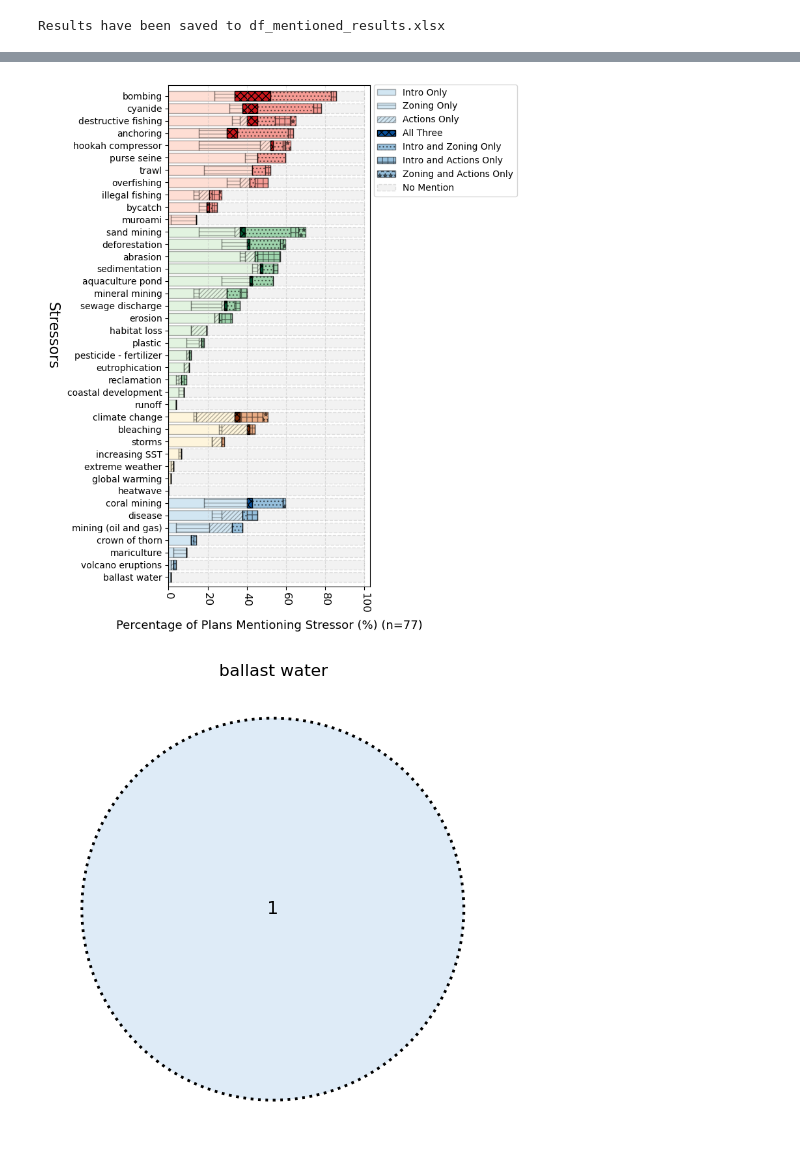
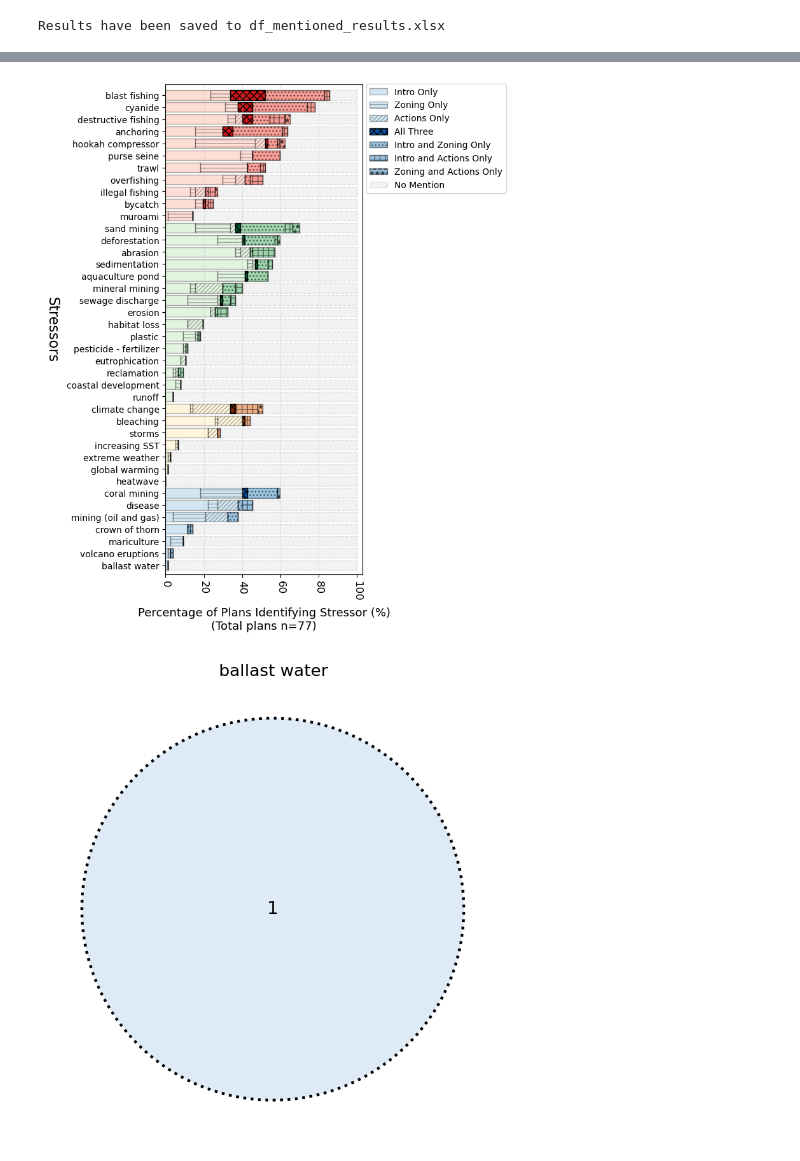
Before and after one commit to agustincsn/MPAManagementPlanIndonesia, a Jupyter notebook: 008. Intro_Zoning_Action_2025.ipynb, the cells around one changed output, grey strips where cells are left out. Cells and saved outputs as stored; diff of their text form; code cells hidden in the pictures.

```diff
--- a/008. Intro_Zoning_Action_2025.ipynb
+++ b/008. Intro_Zoning_Action_2025.ipynb
@@ -36,11 +36,15 @@ df_Zoning = pd.read_excel('C:/Users/capri002/OneDrive - Wageningen University &
 # Read the Action data
 df_Actions = pd.read_excel('C:/Users/capri002/OneDrive - Wageningen University & Research/Desktop/Split_Plan/Results/Data/Absolute_keyword_count_Actions.xlsx')
 
+# Rename the column "bombing" to "blast fishing" in all three dataframes
+df_Intro.rename(columns={'bombing': 'blast fishing'}, inplace=True)
+df_Zoning.rename(columns={'bombing': 'blast fishing'}, inplace=True)
+df_Actions.rename(columns={'bombing': 'blast fishing'}, inplace=True)
 
 # Define subcategories for all stressors grouped by category
 subcategories_fishing = [
     'muroami', 'bycatch', 'illegal fishing', 'overfishing', 'trawl', 'purse seine',
-    'anchoring', 'hookah compressor', 'destructive fishing', 'cyanide', 'bombing'
+    'anchoring', 'hookah compressor', 'destructive fishing', 'cyanide', 'blast fishing'
 ]
 
 subcategories_landbased = [
@@ -435,38 +615,38 @@ for i, stressor in enumerate(sorted_stressors):
     no_mention_bar = ax.barh(y[i], sorted_no_mention_counts[i], left=cumulative_left,
                              color='gray', alpha=0.1, label='No Mention' if i == 0 else "",
                              edgecolor='black', linestyle='--')
     cumulative_left += sorted_no_mention_counts[i]
 
 # Set labels, title, and legend
-ax.set_xlabel('Percentage of Plans Mentioning Stressor (%) (n=77)', labelpad=7, fontsize=13)
+ax.set_xlabel('Percentage of Plans Identifying Stressor (%)\n(Total plans n=77)', labelpad=7, fontsize=13)
 ax.set_ylabel('Stressors', fontsize=16, rotation=270, labelpad=25)
 
 #ax.set_title('Percentage of Plans Mentioning Stressors by Category')
 ax.set_yticks(y)
 ax.set_yticklabels(sorted_stressors)
 ax.legend(loc='upper right', bbox_to_anchor=(1.75, 1.01))
 # Add gridlines
 ax.grid(axis='x', linestyle='--', alpha=0.35)
 
 # Rotate x-tick labels using plt.xticks()
 plt.xlim(0, 103)
 plt.xticks([0, 20, 40, 60, 80, 100], rotation=270, fontsize=12)
 
 # Adjust the distance from the outline by setting y-limits
 padding_y = 0.5  # Space above and below bars
 ax.set_ylim(-padding_y, len(sorted_stressors) + 0.15)
 
 # Display plot
 plt.tight_layout()
 
 # Save plot
-#output_directory = 'C:/Users/capri002/OneDrive - Wageningen University & Research/Desktop/Split_Plan/Results/Figure/'  # Change this to your desired directory
-#output_file_path = output_directory + 'try21c.jpg'
-#plt.savefig(output_file_path, dpi=600, bbox_inches='tight')  # Adjust DPI if needed
+output_directory = 'C:/Users/capri002/OneDrive - Wageningen University & Research/Desktop/Split_Plan/Results/Figure/'  # Change this to your desired directory
+output_file_path = output_directory + 'fixed_clean.pdf'
+plt.savefig(output_file_path, dpi=600, bbox_inches='tight')  # Adjust DPI if needed
 
 plt.show()
 # %% [output]
-[figure, old version]
+[figure, new version]
 # %%
 import pandas as pd
 import numpy as np
```
Also changed, not shown: parts of 5 cells of this notebook.
